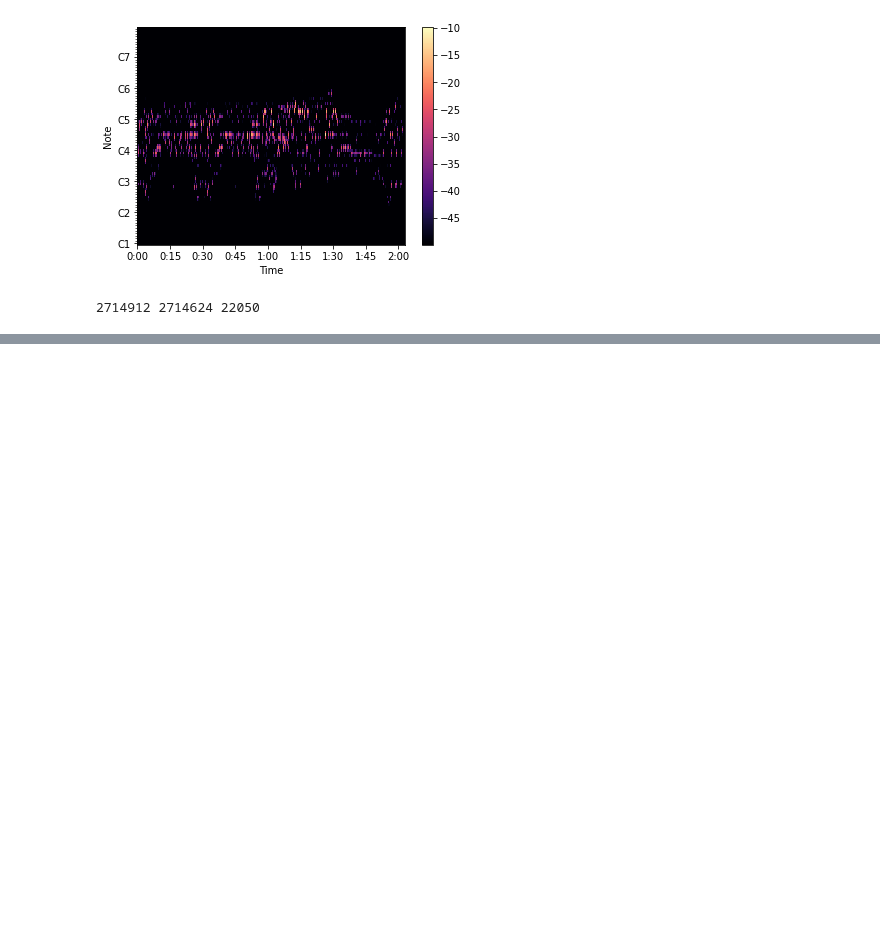
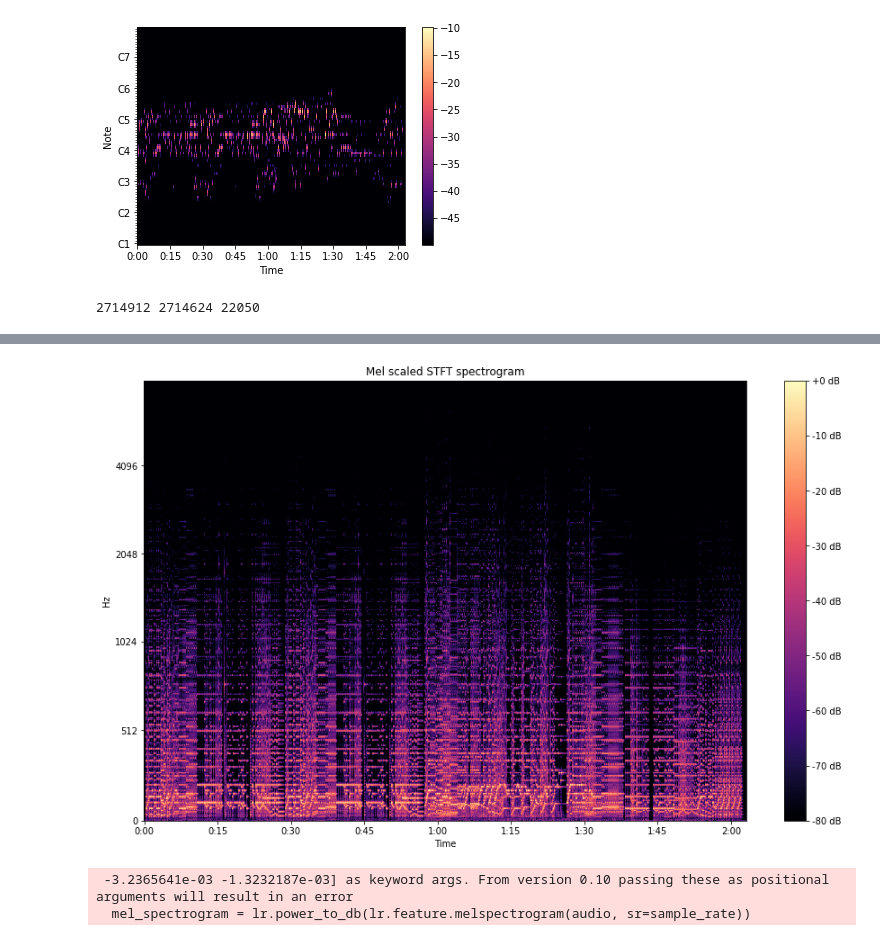
Before and after one commit to chrishussein/deepOstinato, a Jupyter notebook: notebooks/chris_STFT_CQT_Experiment.ipynb, the cells around one changed output, grey strips where cells are left out. Drawn from its saved outputs; the diff is of its cells as text; code cells hidden in the pictures; blank space fills up the shorter version.

```diff
--- a/notebooks/chris_STFT_CQT_Experiment.ipynb
+++ b/notebooks/chris_STFT_CQT_Experiment.ipynb
@@ -72,0 +106,10 @@ sf.write('processed-output3.wav', new_audio, sample_rate)
+# %%
+fig, ax = plt.subplots(figsize=(15,9))
+img = lr.display.specshow(S_dB, x_axis='time',
+                         y_axis='mel', sr=sample_rate,
+                         fmax=8000, ax=ax)
+fig.colorbar(img, ax=ax, format='%+2.0f dB')
+ax.set(title='Mel scaled STFT spectrogram')
+plt.savefig('stft-librosa-mel.png')
+# %% [output]
+[figure, added]
@@ -72,0 +121,5 @@ sf.write('processed-output3.wav', new_audio, sample_rate)
+# %%
+mel_spectrogram = lr.power_to_db(lr.feature.melspectrogram(audio, sr=sample_rate))
+# %% [output]
+ -3.2365641e-03 -1.3232187e-03] as keyword args. From version 0.10 passing these as positional arguments will result in an error
+  mel_spectrogram = lr.power_to_db(lr.feature.melspectrogram(audio, sr=sample_rate))
```
Also changed, not shown: parts of 14 cells of this notebook, 1 other file.
